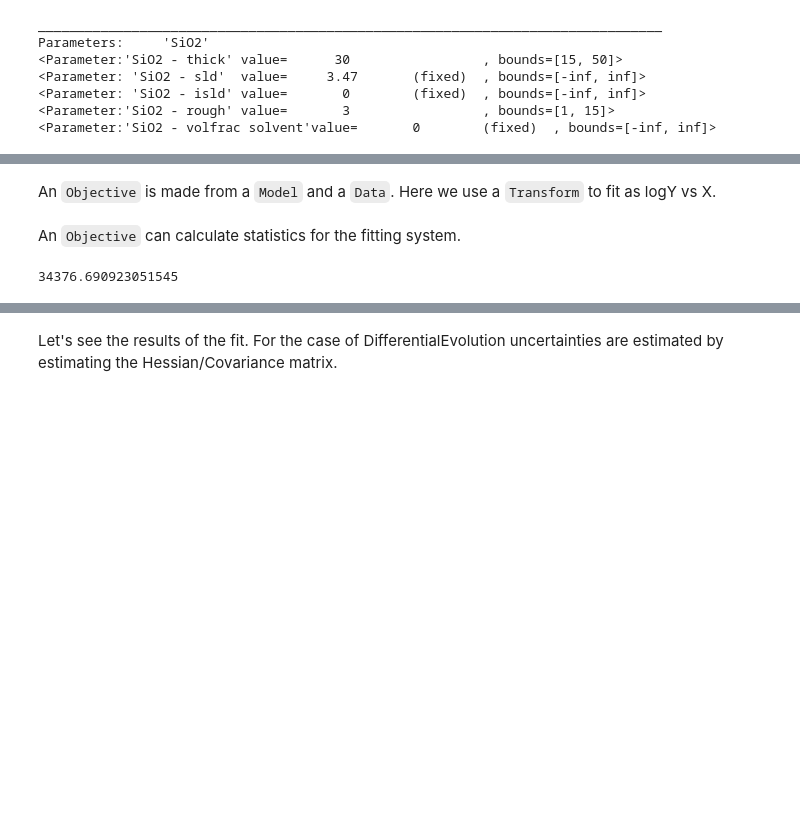
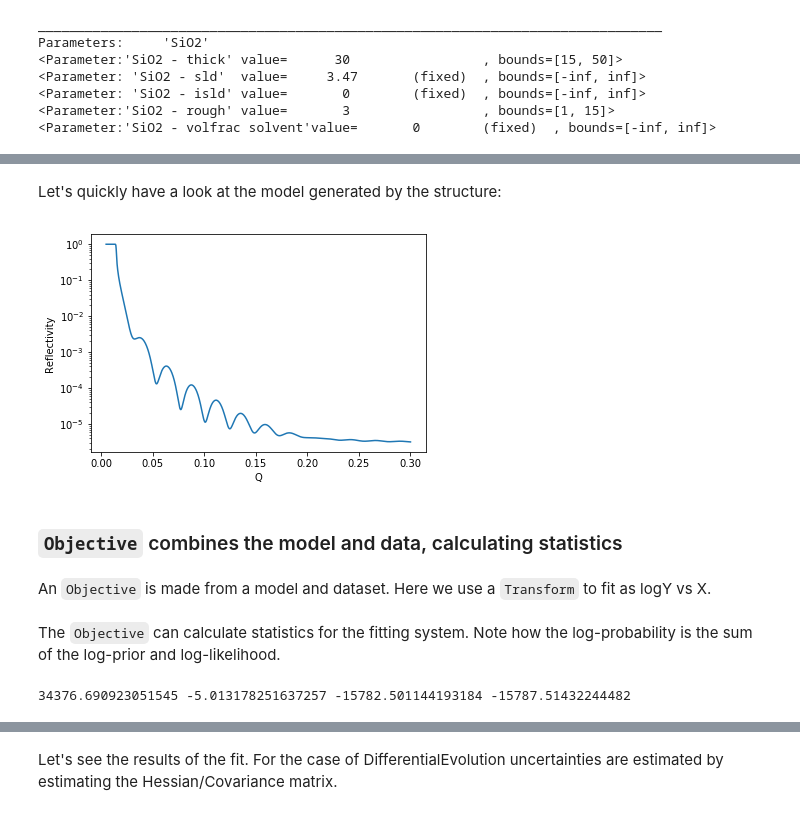
Before and after one commit to refnx/refnx, a Jupyter notebook: doc/getting_started.ipynb, the cells around one changed output, grey strips where cells are left out. Saved outputs shown, nothing was run; the diff lists cells and outputs as text; code cells hidden in the pictures; blank space fills up the shorter version.

```diff
--- a/doc/getting_started.ipynb
+++ b/doc/getting_started.ipynb
@@ -93,12 +249,24 @@ model = ReflectModel(structure, bkg=3e-6)
 model.scale.setp(bounds=(0.6, 1.2), vary=True)
 model.bkg.setp(bounds=(1e-9, 9e-6), vary=True)
+# %% [markdown]
+Let's quickly have a look at the model generated by the structure:
+# %%
+q = np.linspace(0.005, 0.3, 1001)
+plt.plot(q, model(q))
+plt.xlabel('Q')
+plt.ylabel('Reflectivity')
+plt.yscale('log')
+# %% [output]
+[figure, added]
+# %% [markdown]
+### `Objective` combines the model and data, calculating statistics
 # %% [markdown]
-An `Objective` is made from a `Model` and a `Data`. Here we use a `Transform` to fit as logY vs X.
+An `Objective` is made from a model and dataset. Here we use a `Transform` to fit as logY vs X.
 # %%
 objective = Objective(model, data, transform=Transform('logY'))
 # %% [markdown]
-An `Objective` can calculate statistics for the fitting system.
+The `Objective` can calculate statistics for the fitting system. Note how the log-probability is the sum of the log-prior and log-likelihood.
 # %%
-print(objective.chisqr())
+print(objective.chisqr(), objective.lnprior(), objective.lnlike(), objective.lnprob())
 # %% [output]
-34376.690923051545
+34376.690923051545 -5.013178251637257 -15782.501144193184 -15787.51432244482
```
Also changed, not shown: parts of 76 cells of this notebook, 5 other files.
